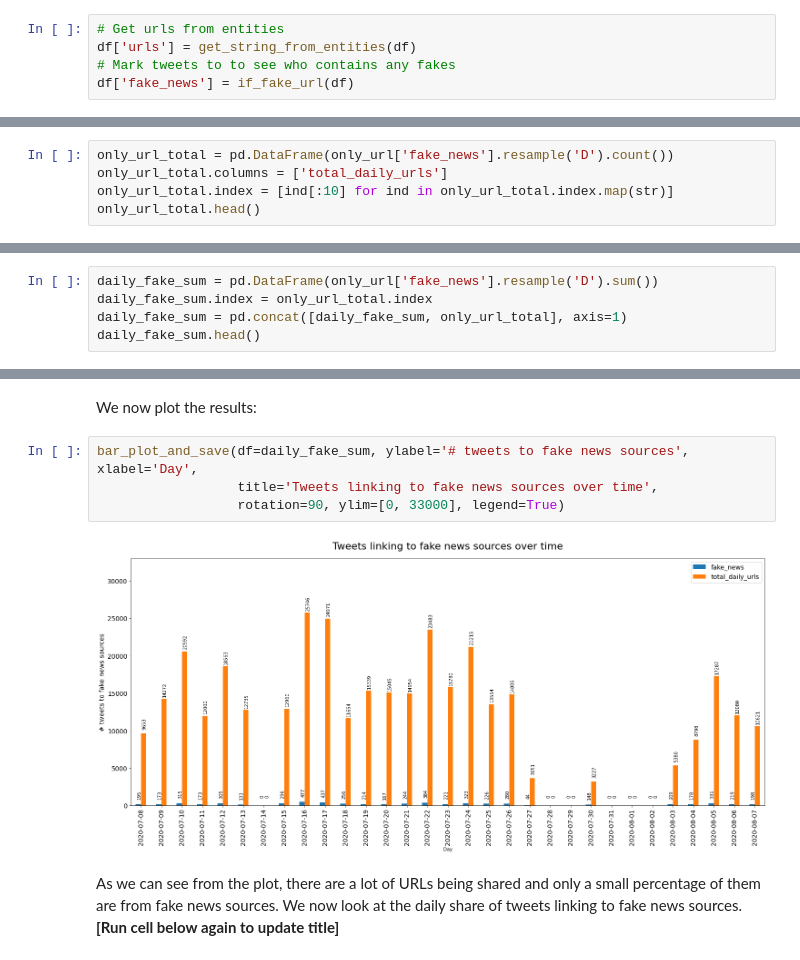
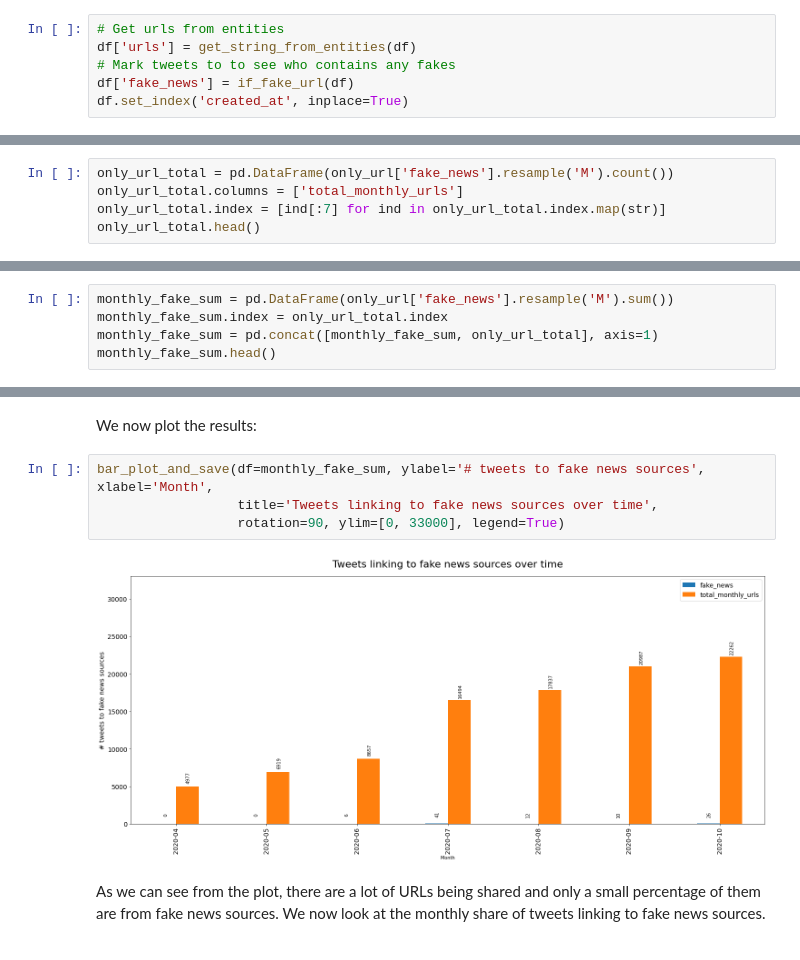
Before and after one commit to worldbank/TwitterEconomicMonitoring, a Jupyter notebook: notebooks/5-misinformation-analysis.ipynb, the cells around one changed output, grey strips where cells are left out. Drawn from its saved outputs; the diff is of its cells as text.

```diff
--- a/notebooks/5-misinformation-analysis.ipynb
+++ b/notebooks/5-misinformation-analysis.ipynb
@@ -118,6 +131,7 @@ df['clean_text'].head()
 df['urls'] = get_string_from_entities(df)
 # Mark tweets to to see who contains any fakes
 df['fake_news'] = if_fake_url(df)
+df.set_index('created_at', inplace=True)
 # %% [markdown]
 ### Compute share of fake news links
 We first filter all tweets that don't contain any URLs.
@@ -135,7 +143,7 @@ Total Number of fake url found is: 6146 out of 358365 tweets containing urls
 # %% [markdown]
 We then use `.count()` on our DataFrame to count the number of tweets containing URLs, after sampling them using the `resample()` function.
 # %%
-only_url_total = pd.DataFrame(only_url['fake_news'].resample('D').count())
-only_url_total.columns = ['total_daily_urls']
-only_url_total.index = [ind[:10] for ind in only_url_total.index.map(str)]
+only_url_total = pd.DataFrame(only_url['fake_news'].resample('M').count())
+only_url_total.columns = ['total_monthly_urls']
+only_url_total.index = [ind[:7] for ind in only_url_total.index.map(str)]
 only_url_total.head()
@@ -145,8 +160,8 @@ Now get the daily sum of the tweets.
 Here we will use the `.sum()` function to calculate how much `fake_news` tweets we have.
 Because we marked each fake url using a `1` and the rest as `0` we can use the sum function to achieve this goal.
 # %%
-daily_fake_sum = pd.DataFrame(only_url['fake_news'].resample('D').sum())
-daily_fake_sum.index = only_url_total.index
-daily_fake_sum = pd.concat([daily_fake_sum, only_url_total], axis=1)
-daily_fake_sum.head()
+monthly_fake_sum = pd.DataFrame(only_url['fake_news'].resample('M').sum())
+monthly_fake_sum.index = only_url_total.index
+monthly_fake_sum = pd.concat([monthly_fake_sum, only_url_total], axis=1)
+monthly_fake_sum.head()
 # %% [output]
@@ -212,11 +227,11 @@ def bar_plot_and_save(df, ylabel, xlabel, title, rotation=0, ylim=None, legend=T
 # %% [markdown]
 We now plot the results:
 # %%
-bar_plot_and_save(df=daily_fake_sum, ylabel='# tweets to fake news sources', xlabel='Day',
+bar_plot_and_save(df=monthly_fake_sum, ylabel='# tweets to fake news sources', xlabel='Month',
                   title='Tweets linking to fake news sources over time',
                   rotation=90, ylim=[0, 33000], legend=True)
 # %% [output]
-[figure, old version]
+[figure, new version]
 # %% [markdown]
 As we can see from the plot, there are a lot of URLs being shared and only a small percentage of them are from fake news sources.
-We now look at the daily share of tweets linking to fake news sources. **[Run cell below again to update title]**
+We now look at the monthly share of tweets linking to fake news sources.
```
Also changed, not shown: parts of 19 cells of this notebook, 4 other files.
